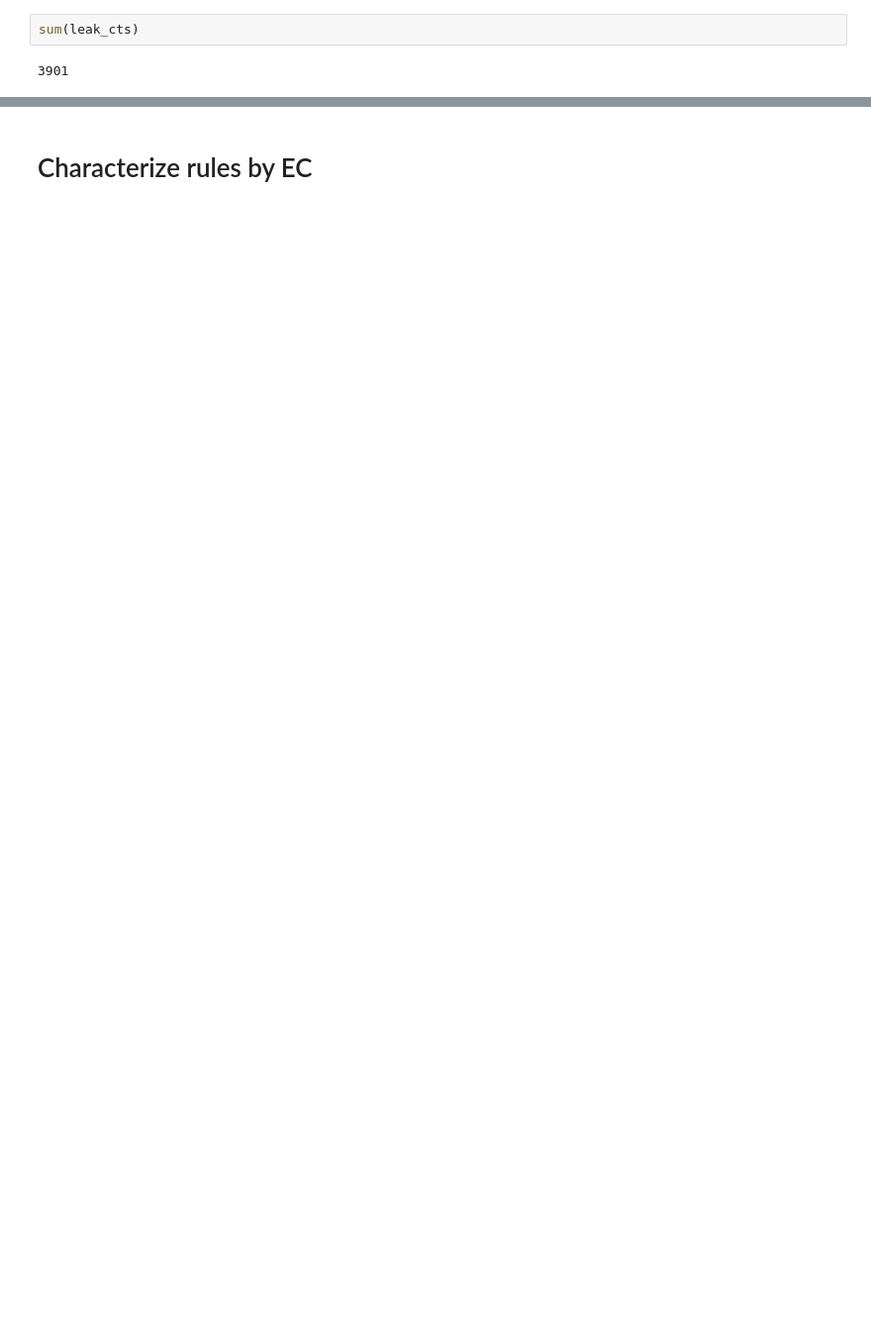
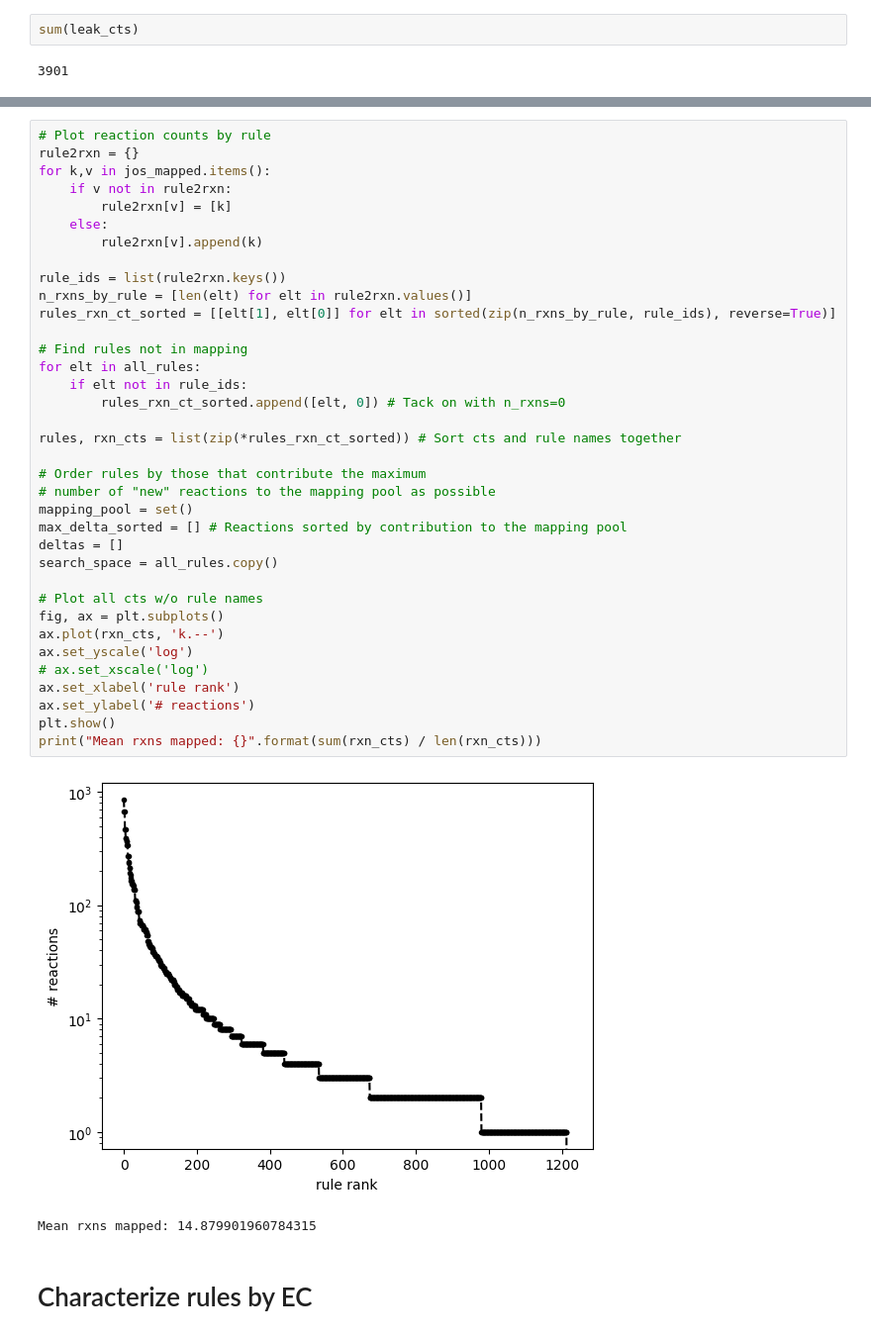
Before and after one commit to stefanpate/reaction-mapping, a Jupyter notebook: analysis_data_wrangling/analyze_mapping.ipynb, the cells around one changed output, grey strips where cells are left out. Shown: that part at 99% size. Drawn from its saved outputs; the diff is of its cells as text; blank space fills up the shorter version.

```diff
--- a/analysis_data_wrangling/analyze_mapping.ipynb
+++ b/analysis_data_wrangling/analyze_mapping.ipynb
@@ -523,3 +588,42 @@ sum(leak_cts)
+# %%
+# Plot reaction counts by rule
+rule2rxn = {}
+for k,v in jos_mapped.items():
+    if v not in rule2rxn:
+        rule2rxn[v] = [k]
+    else:
+        rule2rxn[v].append(k)
+
+rule_ids = list(rule2rxn.keys())
+n_rxns_by_rule = [len(elt) for elt in rule2rxn.values()]
+rules_rxn_ct_sorted = [[elt[1], elt[0]] for elt in sorted(zip(n_rxns_by_rule, rule_ids), reverse=True)]
+
+# Find rules not in mapping
+for elt in all_rules:
+    if elt not in rule_ids:
+        rules_rxn_ct_sorted.append([elt, 0]) # Tack on with n_rxns=0
+
+rules, rxn_cts = list(zip(*rules_rxn_ct_sorted)) # Sort cts and rule names together
+
+# Order rules by those that contribute the maximum
+# number of "new" reactions to the mapping pool as possible
+mapping_pool = set()
+max_delta_sorted = [] # Reactions sorted by contribution to the mapping pool
+deltas = []
+search_space = all_rules.copy()
+
+# Plot all cts w/o rule names
+fig, ax = plt.subplots()
+ax.plot(rxn_cts, 'k.--')
+ax.set_yscale('log')
+# ax.set_xscale('log')
+ax.set_xlabel('rule rank')
+ax.set_ylabel('# reactions')
+plt.show()
+print("Mean rxns mapped: {}".format(sum(rxn_cts) / len(rxn_cts)))
+# %% [output]
+[figure, added]
+Mean rxns mapped: 14.879901960784315
 # %% [markdown]
 # Characterize rules by EC
 # %%
```
Also changed, not shown: parts of 47 cells of this notebook, 16 other files.
